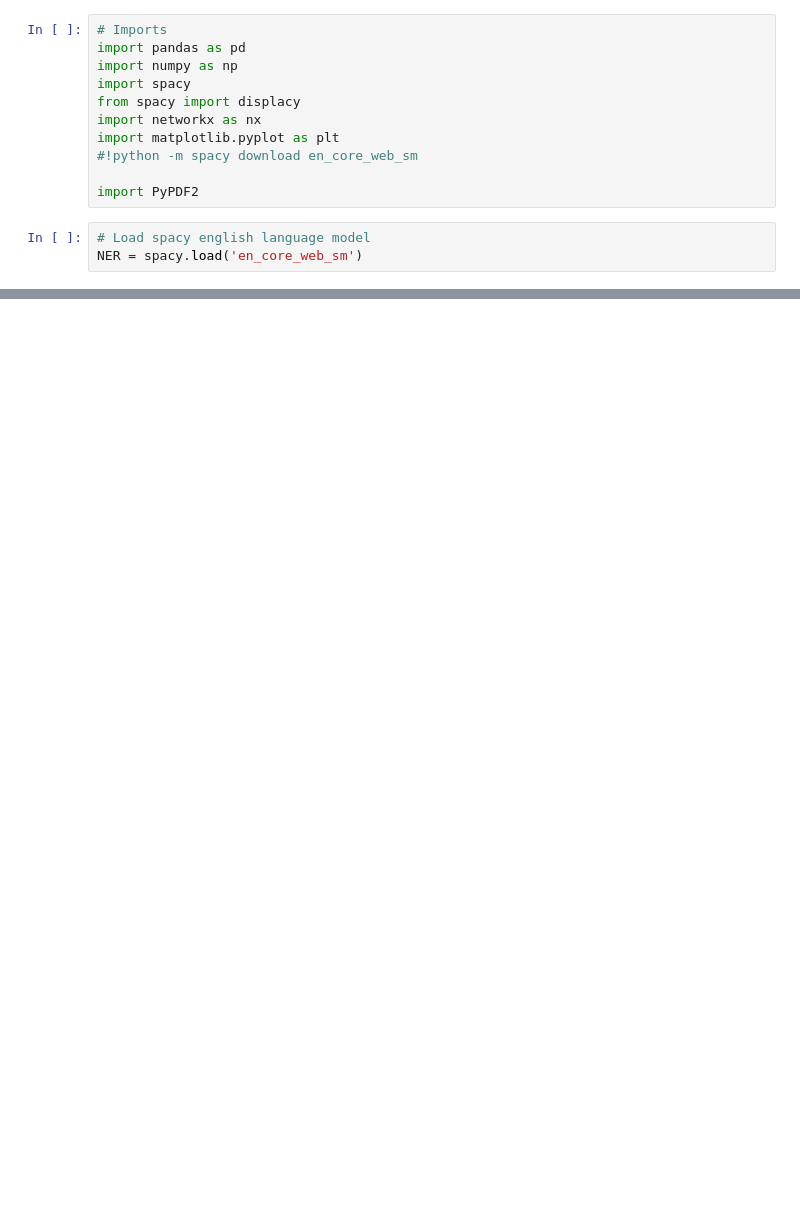
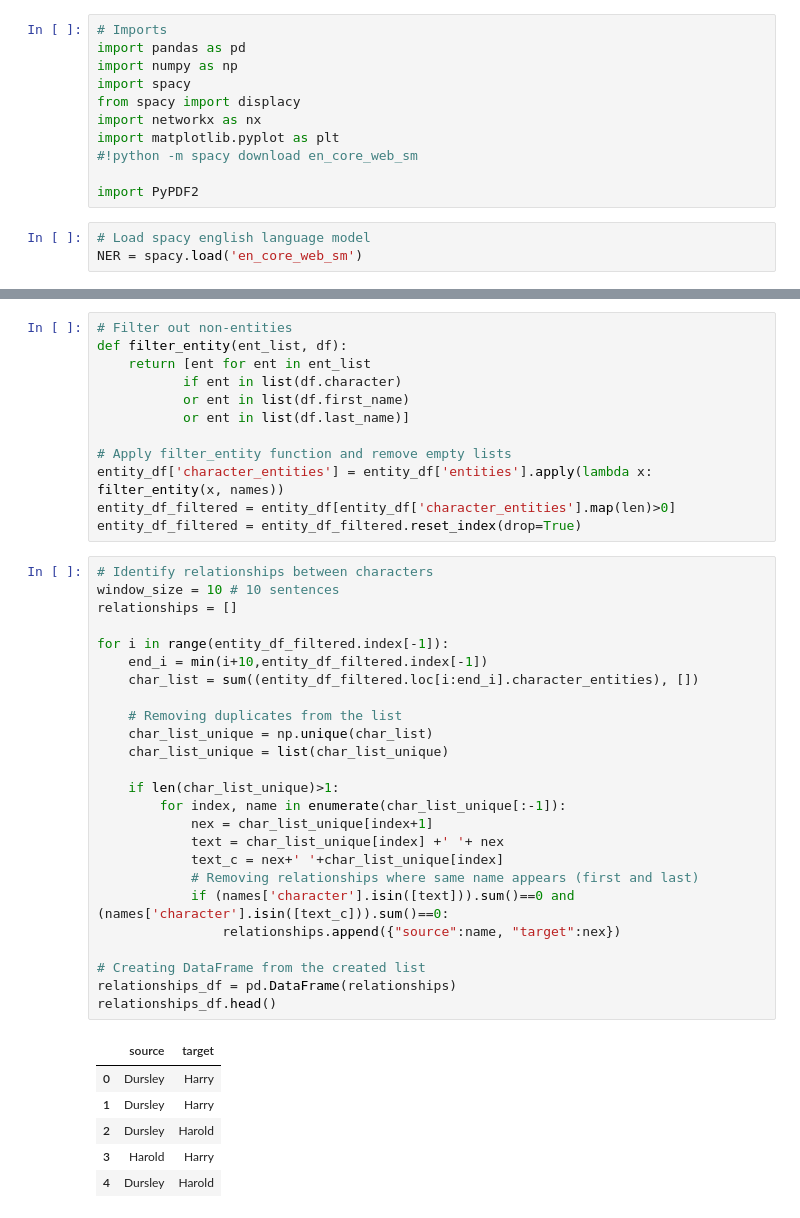
Before and after one commit to sruthi004/Character-Analysis-of-Harry-Potter-books-using-Spacy, a Jupyter notebook: Jupyter notebooks/Character analysis for HP books.ipynb, the cells around one changed output, grey strips where cells are left out. Cells and saved outputs as stored; diff of their text form; blank space fills up the shorter version.

```diff
--- a/Jupyter notebooks/Character analysis for HP books.ipynb
+++ b/Jupyter notebooks/Character analysis for HP books.ipynb
@@ -87,0 +94,44 @@ firm
+# %%
+# Filter out non-entities
+def filter_entity(ent_list, df):
+    return [ent for ent in ent_list
+           if ent in list(df.character)
+           or ent in list(df.first_name)
+           or ent in list(df.last_name)]
+
+# Apply filter_entity function and remove empty lists
+entity_df['character_entities'] = entity_df['entities'].apply(lambda x: filter_entity(x, names))
+entity_df_filtered = entity_df[entity_df['character_entities'].map(len)>0]
+entity_df_filtered = entity_df_filtered.reset_index(drop=True)
+# %%
+# Identify relationships between characters
+window_size = 10 # 10 sentences
+relationships = []
+
+for i in range(entity_df_filtered.index[-1]):
+    end_i = min(i+10,entity_df_filtered.index[-1])
+    char_list = sum((entity_df_filtered.loc[i:end_i].character_entities), [])
+
+    # Removing duplicates from the list
+    char_list_unique = np.unique(char_list)
+    char_list_unique = list(char_list_unique)
+
+    if len(char_list_unique)>1:
+        for index, name in enumerate(char_list_unique[:-1]):
+            nex = char_list_unique[index+1]
+            text = char_list_unique[index] +' '+ nex
+            text_c = nex+' '+char_list_unique[index]
+            # Removing relationships where same name appears (first and last)
+            if (names['character'].isin([text])).sum()==0 and (names['character'].isin([text_c])).sum()==0:
+                relationships.append({"source":name, "target":nex})
+
+# Creating DataFrame from the created list
+relationships_df = pd.DataFrame(relationships)
+relationships_df.head()
+# %% [output]
+|  | source | target |
+| 0 | Dursley | Harry |
+| 1 | Dursley | Harry |
+| 2 | Dursley | Harold |
+| 3 | Harold | Harry |
+| 4 | Dursley | Harold |
```
Also changed, not shown: parts of 10 cells of this notebook.
